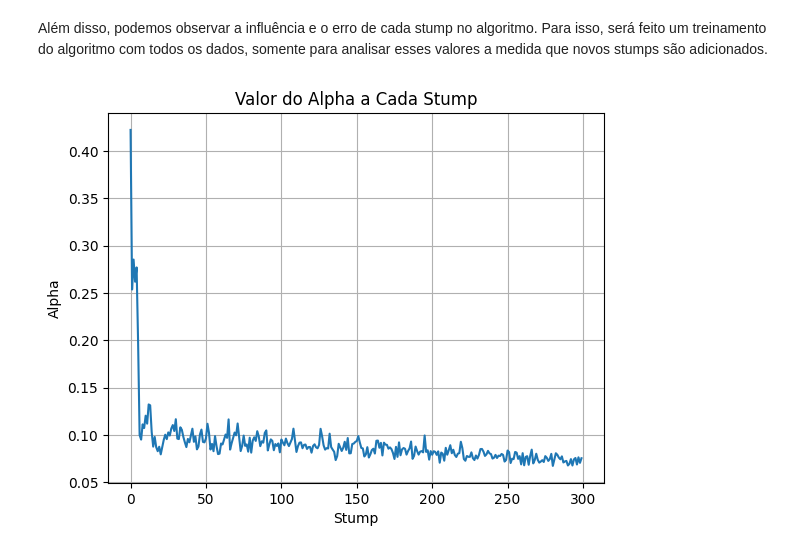
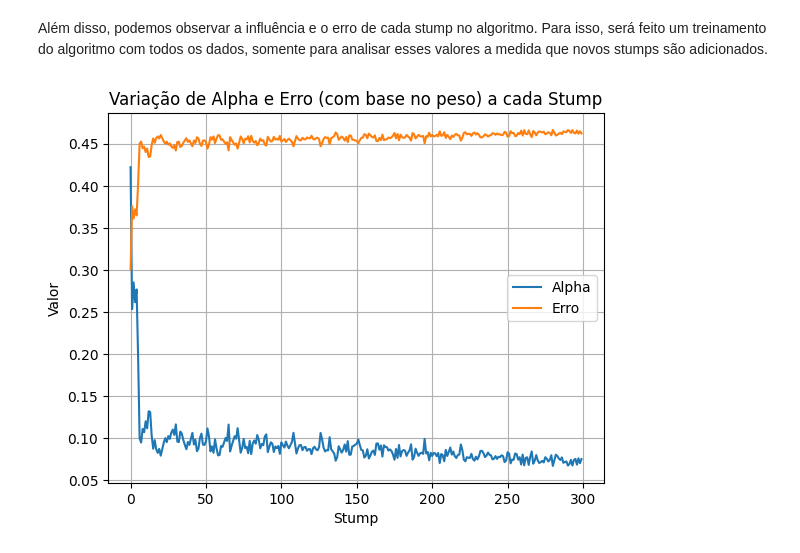
Before and after one commit to JunioVeras/TP2-ML, a Jupyter notebook: tp2.ipynb, the cells around one changed output. Drawn from its saved outputs; the diff is of its cells as text; code cells hidden in the pictures.

```diff
--- a/tp2.ipynb
+++ b/tp2.ipynb
@@ -356,12 +362,14 @@ model.fit()
 alphas, hs = model.get_h()
 errors = model.get_errors()
 # %%
-plt.plot(alphas)
+plt.plot(alphas, label='Alpha')
+plt.plot(errors, label='Erro')
 
-plt.title("Valor do Alpha a Cada Stump")
+plt.title("Variação de Alpha e Erro (com base no peso) a cada Stump")
 plt.xlabel("Stump")
-plt.ylabel("Alpha")
+plt.ylabel("Valor")
+plt.legend()
 plt.grid()
 plt.show()
 # %% [output]
-[figure, old version]
+[figure, new version]
```
Also changed, not shown: parts of 6 cells of this notebook.
